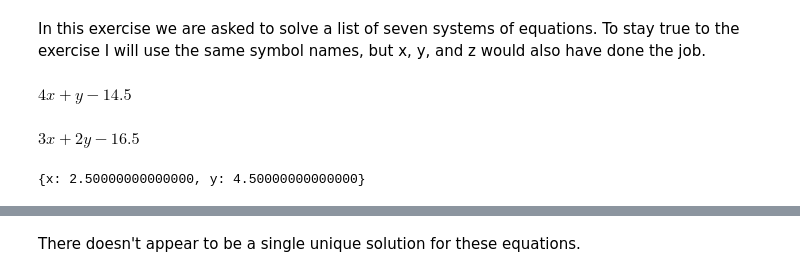
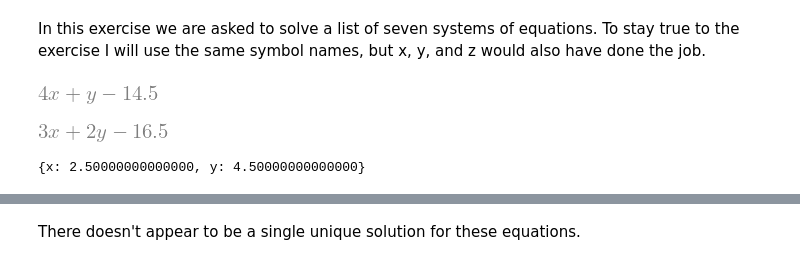
Before and after one commit to rickdkk/hms-math-py, a Jupyter notebook: chapters/Chapter_01_basics.ipynb, the cells around one changed output, grey strips where cells are left out. Drawn from its saved outputs; the diff is of its cells as text; code cells hidden in the pictures.

```diff
--- a/chapters/Chapter_01_basics.ipynb
+++ b/chapters/Chapter_01_basics.ipynb
@@ -14,16 +16,16 @@ In this exercise we are asked to solve a list of seven systems of equations. To
 # %%
 a, b, c, x, y, z, p, q = smp.symbols("a b c x y z p q")
 
 equations = [4*x + y - 14.5,
              3*x + 2*y - 16.5]
 
 solution = smp.solve(equations)
 
-display(*equations)  # display wants multiple arguments so we unpack here
-display(solution)
+display(*equations)
+print(solution)
 # %% [output]
-$\displaystyle 4 x + y - 14.5$
-$\displaystyle 3 x + 2 y - 16.5$
+[figure, added]
+[figure, added]
 {x: 2.50000000000000, y: 4.50000000000000}
 # %%
 smp.solve([2*p - 4*q + 4, 3*p + 4*q - 24])
```
Also changed, not shown: parts of 29 cells of this notebook.
